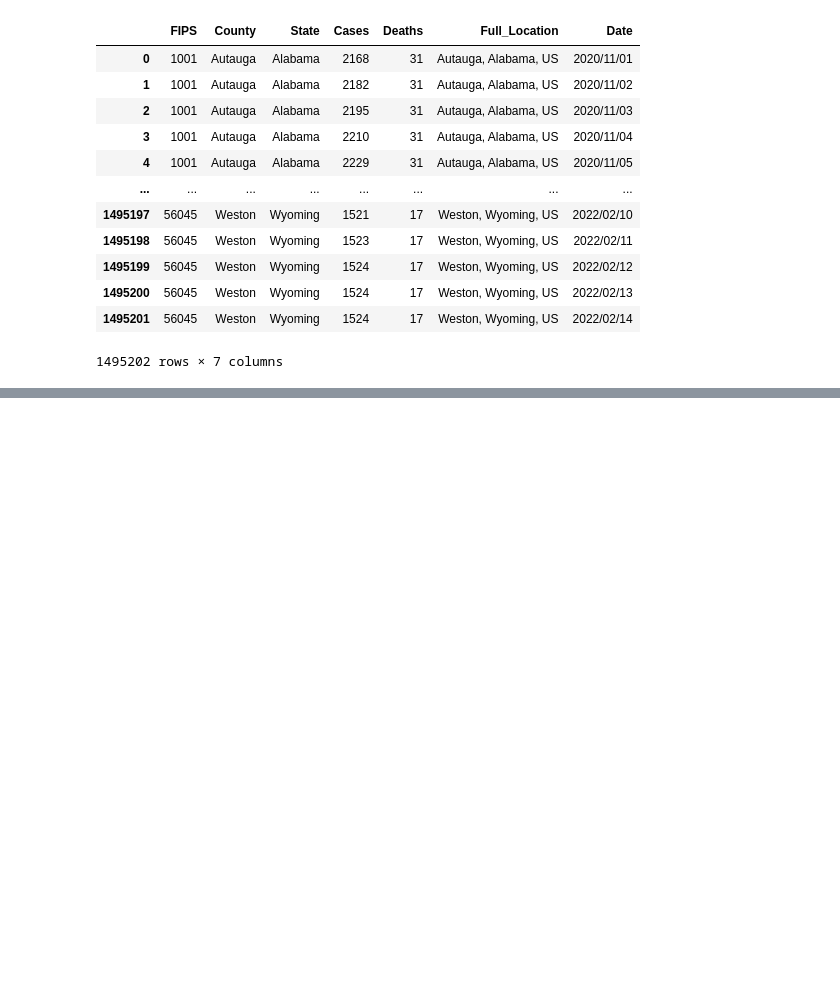
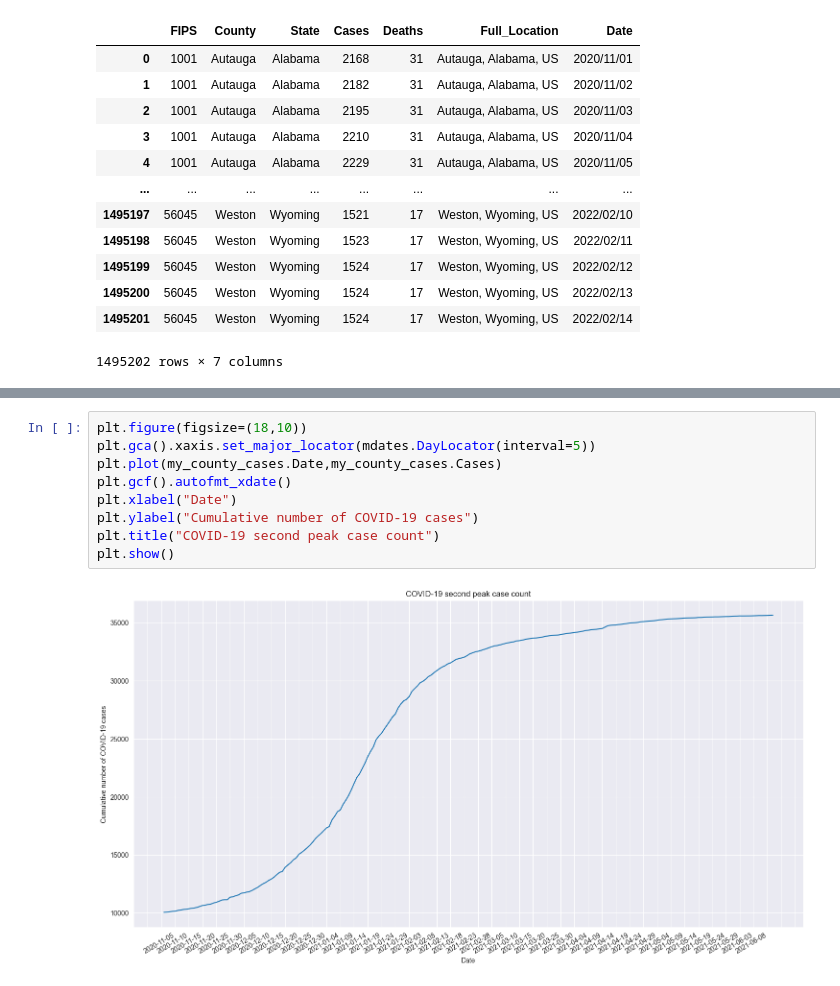
Before and after one commit to SofiM96/time_series_data_analysis, a Jupyter notebook: COVID_project/covid_raw_data_processing.ipynb, the cells around one changed output, grey strips where cells are left out. Cells and saved outputs as stored; diff of their text form; blank space fills up the shorter version.

```diff
--- a/COVID_project/covid_raw_data_processing.ipynb
+++ b/COVID_project/covid_raw_data_processing.ipynb
@@ -548,0 +603,11 @@ cases_state_data
+# %%
+plt.figure(figsize=(18,10))
+plt.gca().xaxis.set_major_locator(mdates.DayLocator(interval=5))
+plt.plot(my_county_cases.Date,my_county_cases.Cases)
+plt.gcf().autofmt_xdate()
+plt.xlabel("Date")
+plt.ylabel("Cumulative number of COVID-19 cases")
+plt.title("COVID-19 second peak case count")
+plt.show()
+# %% [output]
+[figure, added]
```
Also changed, not shown: parts of 26 cells of this notebook, 1 other file.
